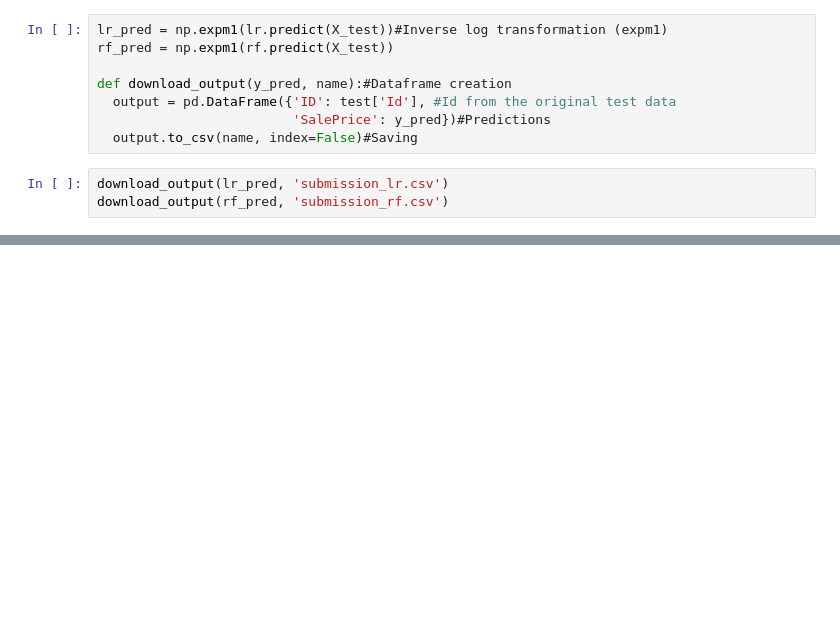
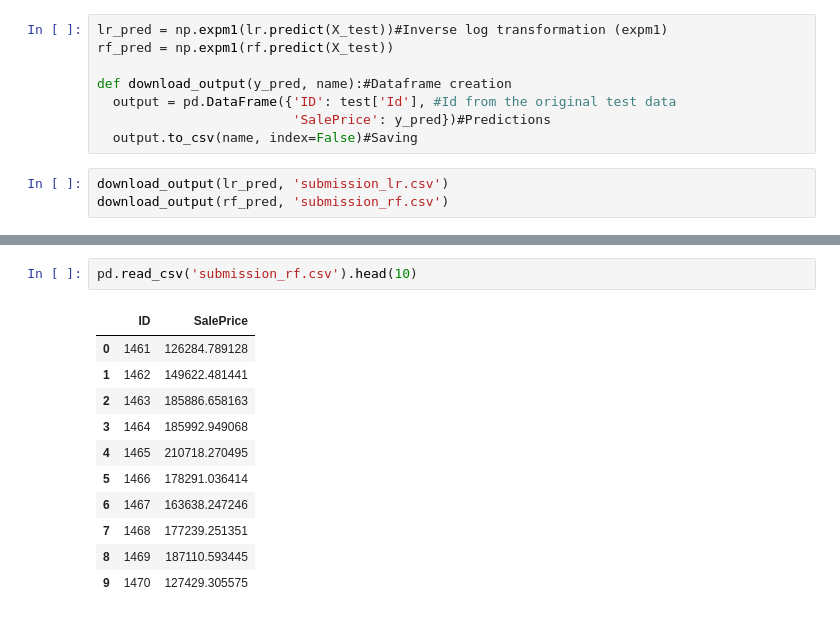
Before and after one commit to SantiiMorales/House-Prediction-ML, a Jupyter notebook: analysis.ipynb, the cells around one changed output, grey strips where cells are left out. Cells and saved outputs as stored; diff of their text form; blank space fills up the shorter version.

```diff
--- a/analysis.ipynb
+++ b/analysis.ipynb
@@ -571,0 +588,14 @@ download_output(rf_pred, 'submission_rf.csv')
+# %%
+pd.read_csv('submission_rf.csv').head(10)
+# %% [output]
+|  | ID | SalePrice |
+| 0 | 1461 | 126284.789128 |
+| 1 | 1462 | 149622.481441 |
+| 2 | 1463 | 185886.658163 |
+| 3 | 1464 | 185992.949068 |
+| 4 | 1465 | 210718.270495 |
+| 5 | 1466 | 178291.036414 |
+| 6 | 1467 | 163638.247246 |
+| 7 | 1468 | 177239.251351 |
+| 8 | 1469 | 187110.593445 |
+| 9 | 1470 | 127429.305575 |
```
Also changed, not shown: parts of 4 cells of this notebook.
